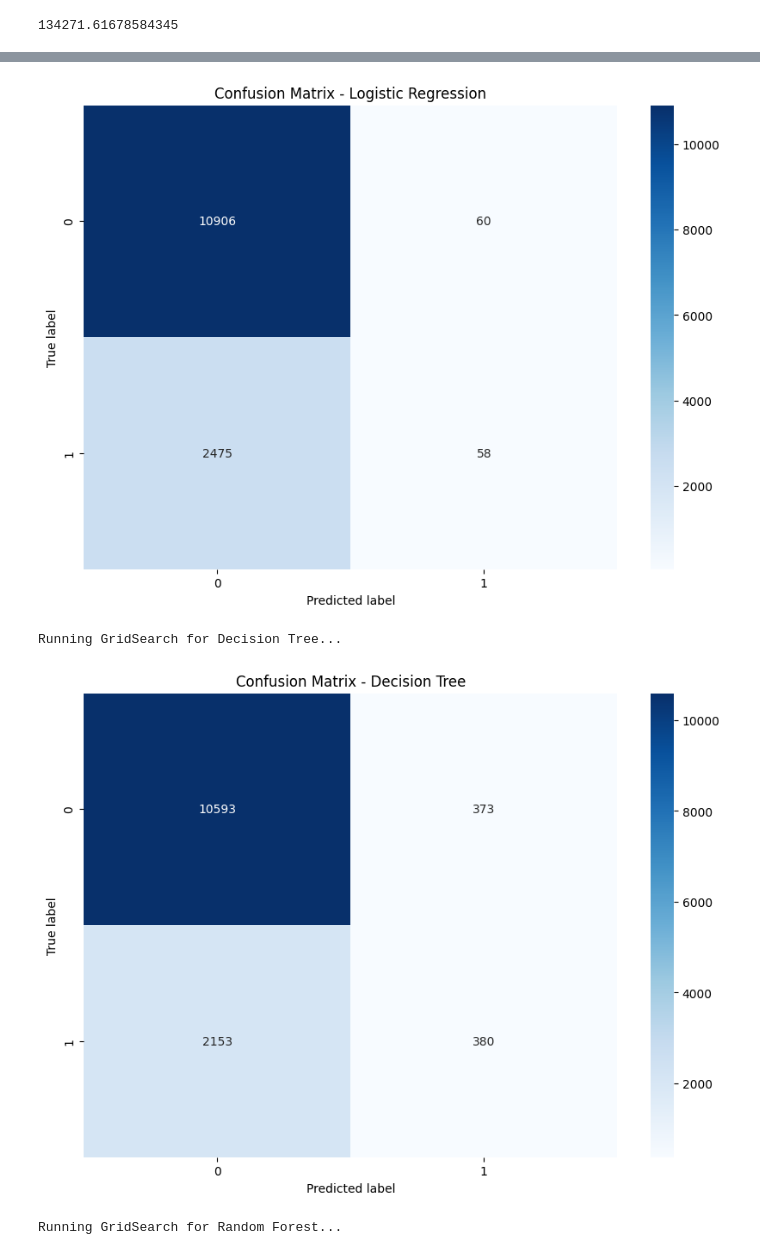
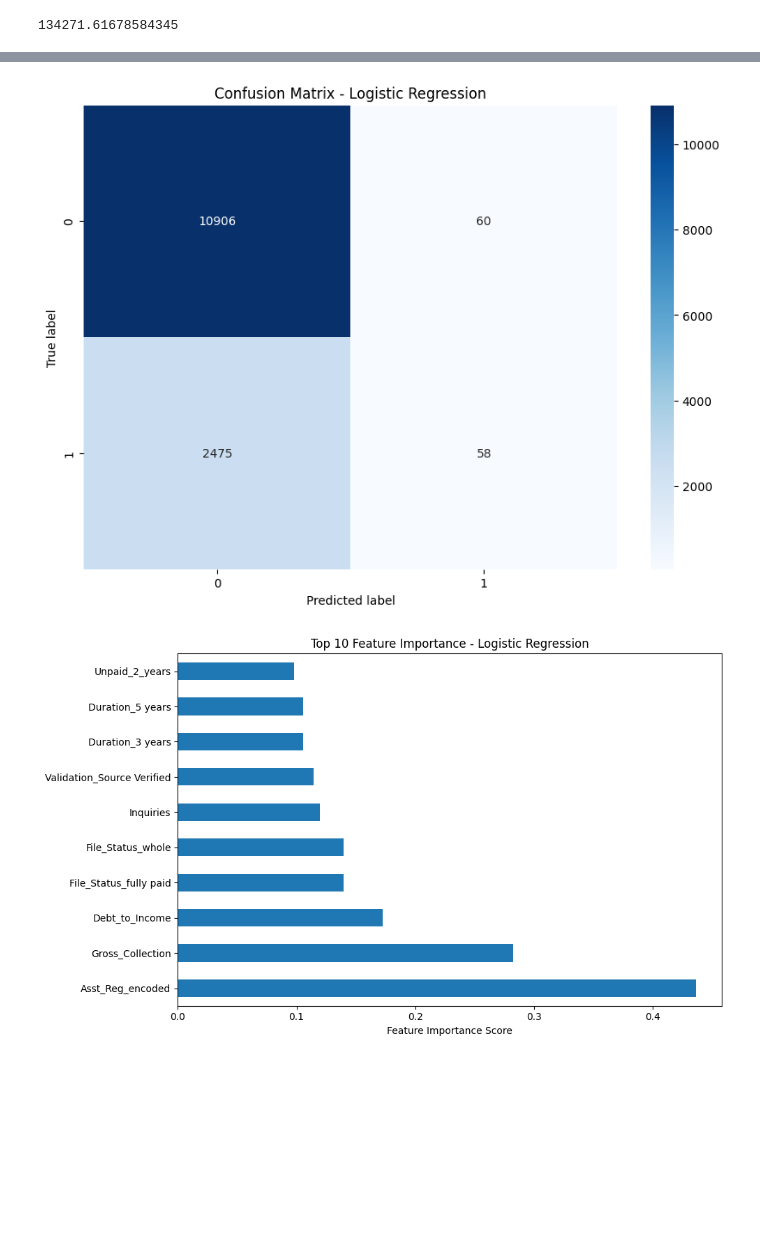
Before and after one commit to geo-rge-li/loan-default-analysis, a Jupyter notebook: analysis.ipynb, the cells around one changed output, grey strips where cells are left out. Drawn from its saved outputs; the diff is of its cells as text; code cells hidden in the pictures; blank space fills up the shorter version.

```diff
--- a/analysis.ipynb
+++ b/analysis.ipynb
@@ -145,19 +153,58 @@ def plot_confusion_matrix(cm, title):
+# %%
+# Function to plot confusion matrix
+def plot_confusion_matrix(cm, title):
+    plt.figure(figsize=(10,7))
+    sns.heatmap(cm, annot=True, fmt='d', cmap='Blues')
+    plt.title(title)
+    plt.ylabel('True label')
+    plt.xlabel('Predicted label')
+    plt.show()
+
+# Function to plot feature importance
+def plot_feature_importance(importances, title):
+    feat_importances = pd.Series(importances, index=X.columns)
+    plt.figure(figsize=(10, 6))
+    feat_importances.nlargest(10).plot(kind='barh')
+    plt.title(title)
+    plt.xlabel('Feature Importance Score')
+    plt.tight_layout()
+    plt.show()
 # %%
+import time
+from sklearn.inspection import permutation_importance
 from sklearn.metrics import confusion_matrix
 
 # Perform GridSearch for each classifier
 results = {}
 
 for name, (classifier, param_grid) in classifiers.items():
-    print(f"Running GridSearch for {name}...")
+    # Start timing
+    start_time = time.time()
+
     grid_search = GridSearchCV(classifier, param_grid, cv=5, scoring='accuracy', n_jobs=-1)
     grid_search.fit(X_train_scaled, y_train)
 
     # Make predictions
     y_pred = grid_search.predict(X_test_scaled)
 
+    # End timing
+    end_time = time.time()
+    runtime = end_time - start_time
+
     # Compute confusion matrix
     cm = confusion_matrix(y_test, y_pred)
+
+    # Compute feature importance
+    if name in ['Logistic Regression', 'Decision Tree', 'Random Forest']:
+        if name == 'Logistic Regression':
+            importances = abs(grid_search.best_estimator_.coef_[0])
+        elif name == 'Decision Tree':
+            importances = grid_search.best_estimator_.feature_importances_
+        else:  # Random Forest
+            importances = grid_search.best_estimator_.feature_importances_
+    else:  # For SVM, use permutation importance
+        perm_importance = permutation_importance(grid_search.best_estimator_, X_test_scaled, y_test, n_repeats=10, random_state=42)
+        importances = perm_importance.importances_mean
 
     # Store results
     results[name] = {
@@ -165,23 +212,14 @@ for name, (classifier, param_grid) in classifiers.items():
         'best_score': grid_search.best_score_,
         'test_accuracy': accuracy_score(y_test, y_pred),
         'classification_report': classification_report(y_test, y_pred),
-        'confusion_matrix': cm
+        'confusion_matrix': cm,
+        'feature_importance': importances,
+        'runtime': runtime
     }
 
     # Plot confusion matrix
     plot_confusion_matrix(cm, f'Confusion Matrix - {name}')
 
-# Print results
-for name, result in results.items():
-    print(f"\nResults for {name}:")
-    print(f"Best Parameters: {result['best_params']}")
-    print(f"Best Cross-Validation Score: {result['best_score']:.4f}")
-    print(f"Test Accuracy: {result['test_accuracy']:.4f}")
-    print("Classification Report:")
-    print(result['classification_report'])
-
-# Find the best overall model
-best_model = max(results, key=lambda x: results[x]['test_accuracy'])
-print(f"\nBest overall model: {best_model}")
-print(f"Best overall test accuracy: {results[best_model]['test_accuracy']:.4f}")
+    # Plot feature importance
+    plot_feature_importance(importances, f'Top 10 Feature Importance - {name}')
 # %% [output]
@@ -206,4 +243,2 @@ ValueError: Solver lbfgs supports only 'l2' or None penalties, got l1 penalty.
 [figure]
-Running GridSearch for Decision Tree...
-[figure, old version]
+[figure, new version]
-Running GridSearch for Random Forest...
```
Also changed, not shown: parts of 4 cells of this notebook, 1 other file.
